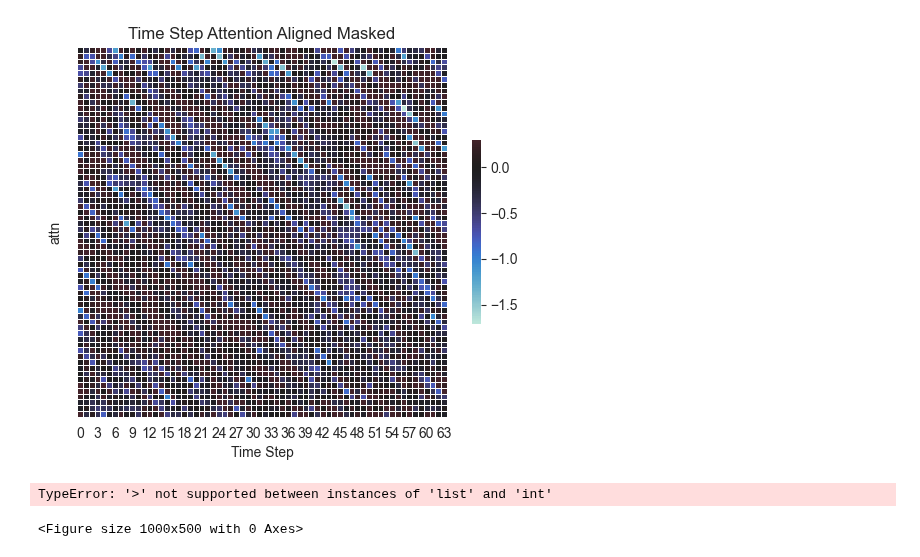
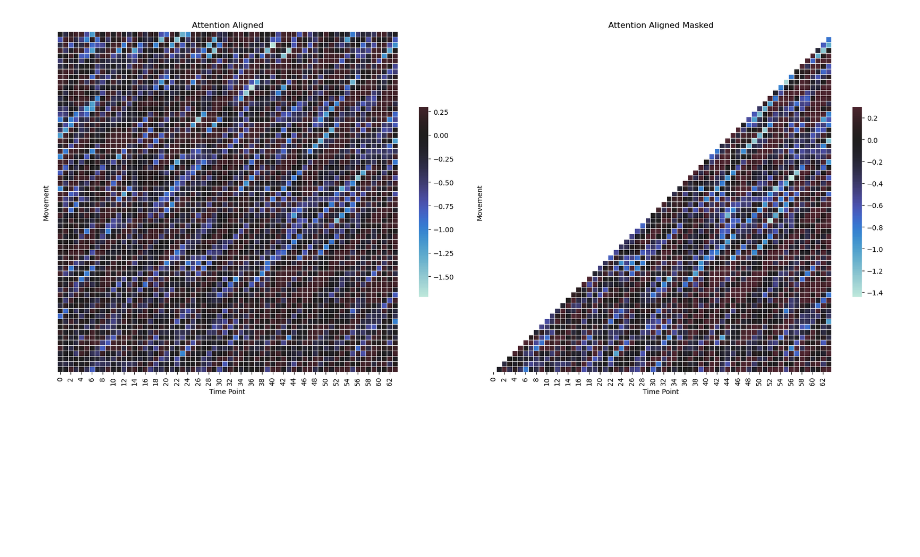
Before and after one commit to jiadol/Travel_Ml, a Jupyter notebook: notebooks/07_explainable.ipynb, the cells around one changed output. Saved outputs shown, nothing was run; the diff lists cells and outputs as text; code cells hidden in the pictures; blank space fills up the shorter version.

```diff
--- a/notebooks/07_explainable.ipynb
+++ b/notebooks/07_explainable.ipynb
@@ -54,44 +54,62 @@ import numpy as np
 import pandas as pd
 from sqlalchemy import create_engine
 from sklearn.preprocessing import RobustScaler
+from matplotlib import pyplot as plt
 
 # database_url = "sqlite:////content/data.sqlite"
 database_url = "sqlite:///../data/data.sqlite"
 engine = create_engine(database_url)
 # 从数据库读取数据
 query = "select date as ds, global_entry from sh_visitors_daily"
 df = pd.read_sql_query(query, engine, index_col='ds', parse_dates=['ds'])
 
 attns = []
 n = 1000
 multiplier = 1
 for i in range(64):
     selected_data = df.iloc[n + i * multiplier:n + i * multiplier + 64]
     robust_scaler = RobustScaler()
     robust_scaled_data = robust_scaler.fit_transform(selected_data.values)
     attn = compute_attention(torch.tensor(robust_scaled_data).type(torch.float).T, Wq, Wk, Wv, plot=False)
     attns.append(torch.squeeze(attn).tolist())
 
 attns = np.array(attns)
 
 # 每行向左移动i位
 for i in range(attns.shape[0]):
-    attns[i] = np.roll(attns[i], i)
+    attns[i] = np.roll(attns[i], -i)
 
 # 创建遮盖右上部分的掩码
-# mask = np.triu(np.ones_like(attns, dtype=bool), k=1)  # k=1从第一个上方的对角线开始遮盖
+# 矩阵的水平翻转
+flipped_data = np.fliplr(np.ones_like(attns, dtype=bool))
+# 提取下三角部分，包含对角线
+lower_triangle = np.triu(flipped_data)
+# 再次水平翻转回来以符合原始方向
+mask  = np.fliplr(lower_triangle)
 
+fig, (ax1, ax2) = plt.subplots(1, 2, figsize=(18, 8))  # 1行2列
 # Draw the heatmap with the mask and correct aspect ratio
-ax = sns.heatmap(attns, vmax=.3, center=0,
-                 square=True, linewidths=.5, cbar_kws={"shrink": .5})
-ax.set_yticklabels([])
-ax.yaxis.set_ticks_position('none')
-plt.title('Time Step Attention Aligned Masked')
-plt.xlabel('Time Step')
-plt.ylabel('attn')
+a = sns.heatmap(attns, vmax=.3, center=0,
+                square=True, linewidths=.5, cbar_kws={"shrink": .5}, ax=ax1)
+a.set_yticklabels([])
+a.yaxis.set_ticks_position('none')
+ax1.set_title('Attention Aligned')
+ax1.set_xlabel('Time Point')
+ax1.set_ylabel('Movement')
+
+a = sns.heatmap(attns, mask=mask, vmax=.3, center=0,
+                square=True, linewidths=.5, cbar_kws={"shrink": .5}, ax=ax2)
+a.set_yticklabels([])
+a.yaxis.set_ticks_position('none')
+ax2.set_title('Attention Aligned Masked')
+ax2.set_xlabel('Time Point')
+ax2.set_ylabel('Movement')
+
+
+plt.tight_layout()
 plt.show()
 # %% [output]
-[figure, old version]
+[figure, new version]
 # %%
 import matplotlib.pyplot as plt
 
@@ -126,6 +144,3 @@ plt.ylabel('Value')
 
 # 显示图形
 plt.show()
-# %% [output]
-TypeError: '>' not supported between instances of 'list' and 'int'
-<Figure size 1000x500 with 0 Axes>
```
